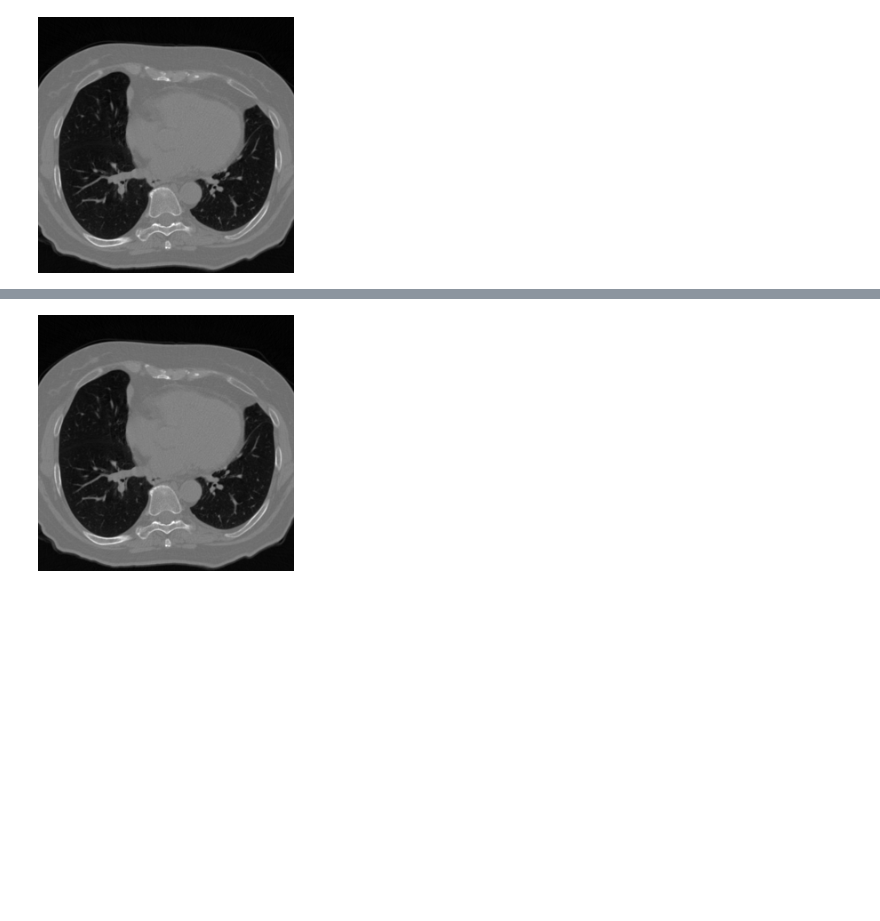
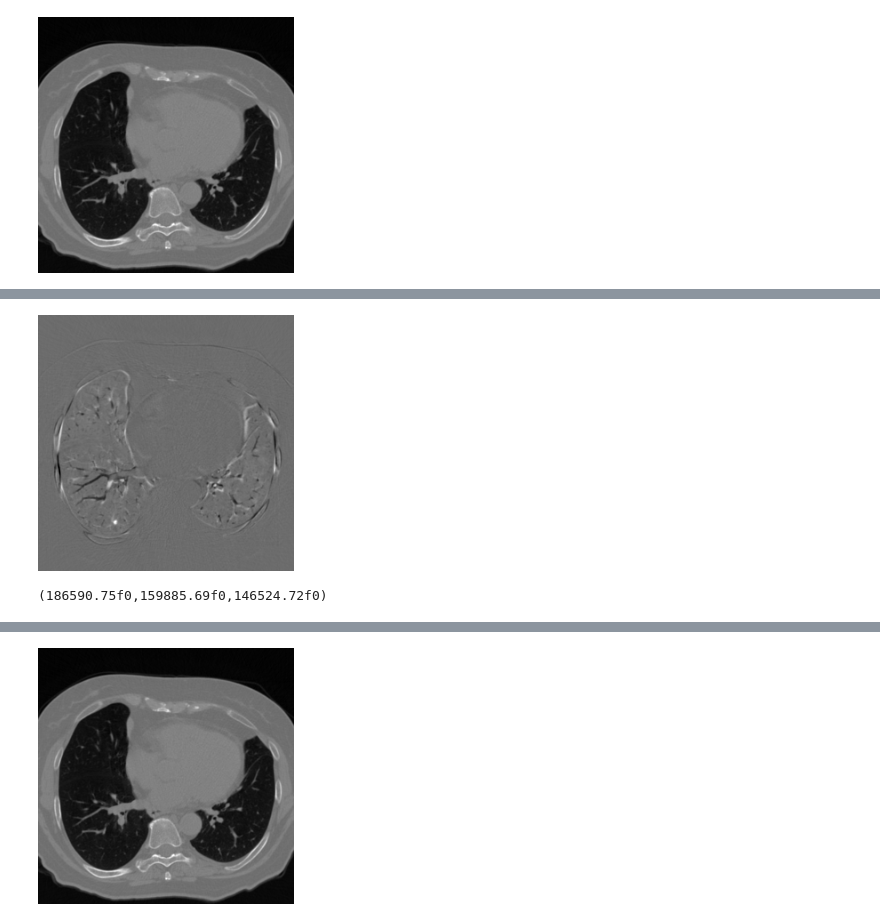
Before and after one commit to 501306162/Hatchery, a Jupyter notebook: notebooks/compare.ipynb, the cells around one changed output, grey strips where cells are left out. Cells and saved outputs as stored; diff of their text form; code cells hidden in the pictures; blank space fills up the shorter version.

```diff
--- a/notebooks/compare.ipynb
+++ b/notebooks/compare.ipynb
@@ -32,0 +31,8 @@ colorview(Gray, img32[:,:,60] |> x->x/maximum(x))
+# %%
+colorview(Gray, img42[:,:,60]-fixed[:,:,60] |> x->x-minimum(x) |> x->x/maximum(x))
+# %% [output]
+[figure, added]
+# %%
+vecnorm(img32-fixed), vecnorm(img42-fixed), vecnorm(img64-fixed)
+# %% [output]
+(186590.75f0,159885.69f0,146524.72f0)
```
Also changed, not shown: parts of 52 cells of this notebook, 3 other files.
